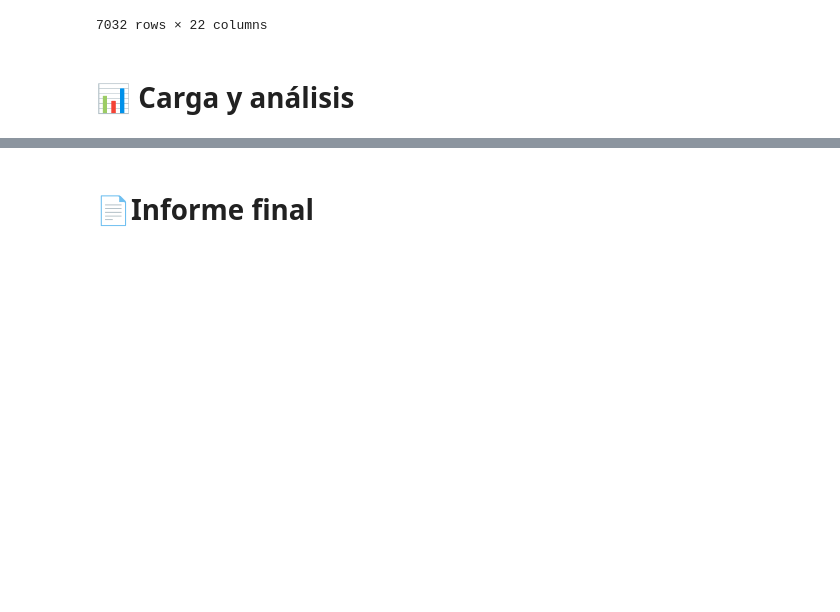
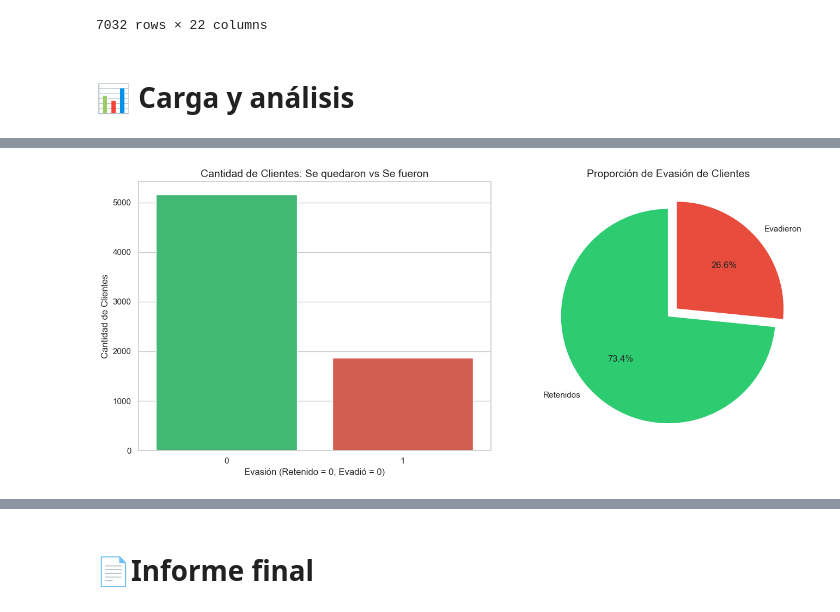
Before and after one commit to Fernando5899/Telecom_X, a Jupyter notebook: TelecomX_LATAM.ipynb, the cells around one changed output, grey strips where cells are left out. Drawn from its saved outputs; the diff is of its cells as text; code cells hidden in the pictures; blank space fills up the shorter version.

```diff
--- a/TelecomX_LATAM.ipynb
+++ b/TelecomX_LATAM.ipynb
@@ -306,0 +332,33 @@ df_normalizado
+# %%
+# Configuramos un estilo para los gráficos
+sns.set_theme(style="whitegrid")
+
+# Creamos un "lienzo" con dos espacios (1 fila, 2 columnas)
+fig, ax = plt.subplots(1, 2, figsize=(14, 6))
+
+# Gráfico de Barras
+# Usamos colores verde para los que se quedan, rojo para los que se van
+sns.countplot(data=df_normalizado, x='Evasion', ax=ax[0], hue='Evasion', palette=['#2ecc71', '#e74c3c'], legend=False)
+ax[0].set_title('Cantidad de Clientes: Se quedaron vs Se fueron', fontsize=14)
+ax[0].set_xlabel('Evasión (Retenido = 0, Evadió = 0)', fontsize=12)
+ax[0].set_ylabel('Cantidad de Clientes', fontsize=12)
+
+# 2. Gráfico de Pastel (Proporciones)
+
+# Contamos cuántos hay de cada uno
+evasion_counts = df_normalizado['Evasion'].value_counts()
+
+# Dibujamos el pastel
+ax[1].pie(evasion_counts,
+          labels=['Retenidos', 'Evadieron'],
+          autopct='%1.1f%%',
+          colors=['#2ecc71', '#e74c3c'],
+          startangle=90,
+          explode=(0, 0.1))
+ax[1].set_title('Proporción de Evasión de Clientes', fontsize=14)
+
+# Ajustamos y mostramos el gráfico
+plt.tight_layout()
+plt.show()
+# %% [output]
+[figure, added]
```
Also changed, not shown: parts of 6 cells of this notebook.
